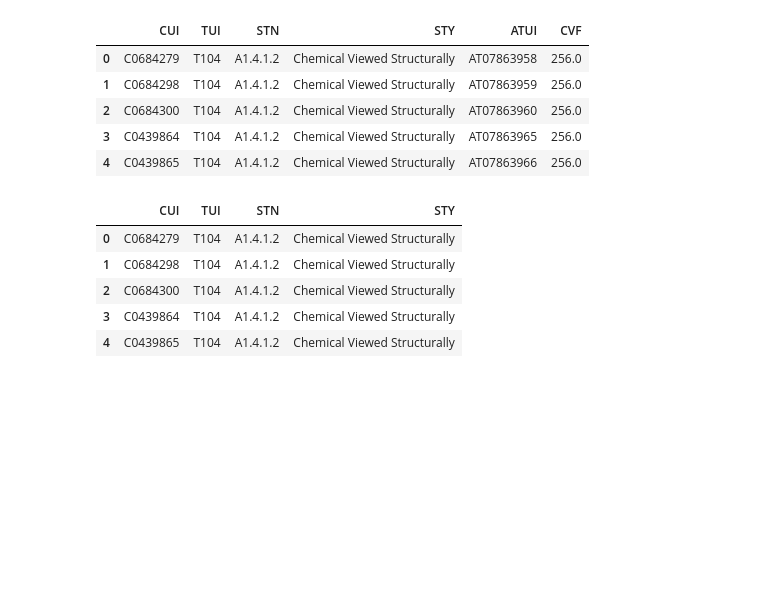
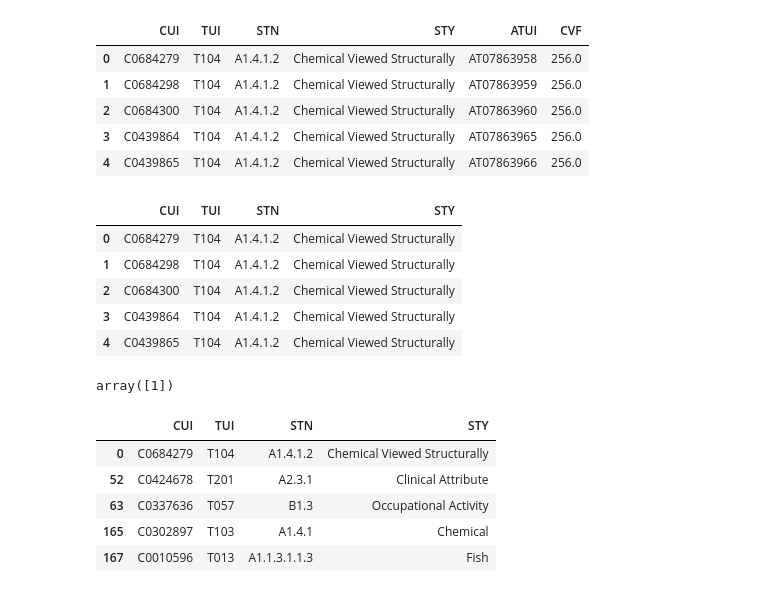
Before and after one commit to wtgme/snomed, a Jupyter notebook: umls.ipynb, the cells around one changed output. Drawn from its saved outputs; the diff is of its cells as text; code cells hidden in the pictures; blank space fills up the shorter version.

```diff
--- a/umls.ipynb
+++ b/umls.ipynb
@@ -232,0 +225,4 @@ df.to_csv('data/semantype.csv', index=None)
+# %%
+sty_df['STY'].unique()
+# %% [output]
+array([1])
@@ -232,0 +231,9 @@ df.to_csv('data/semantype.csv', index=None)
+# %%
+df.head()
+# %% [output]
+|  | CUI | TUI | STN | STY |
+| 0 | C0684279 | T104 | A1.4.1.2 | Chemical Viewed Structurally |
+| 52 | C0424678 | T201 | A2.3.1 | Clinical Attribute |
+| 63 | C0337636 | T057 | B1.3 | Occupational Activity |
+| 165 | C0302897 | T103 | A1.4.1 | Chemical |
+| 167 | C0010596 | T013 | A1.1.3.1.1.3 | Fish |
```
Also changed, not shown: parts of 62 cells of this notebook, 1 other file.
